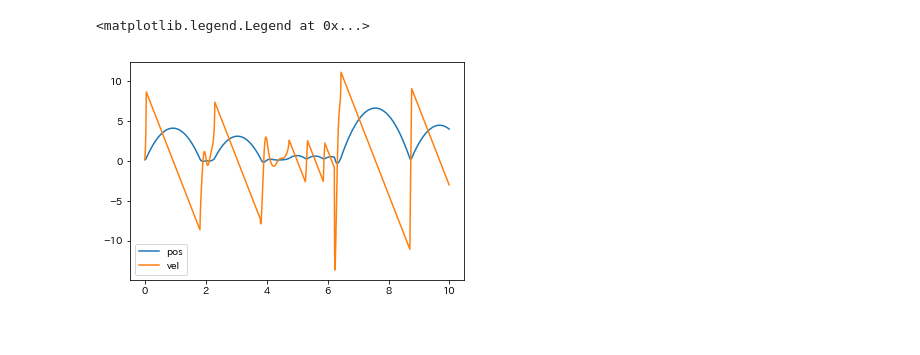
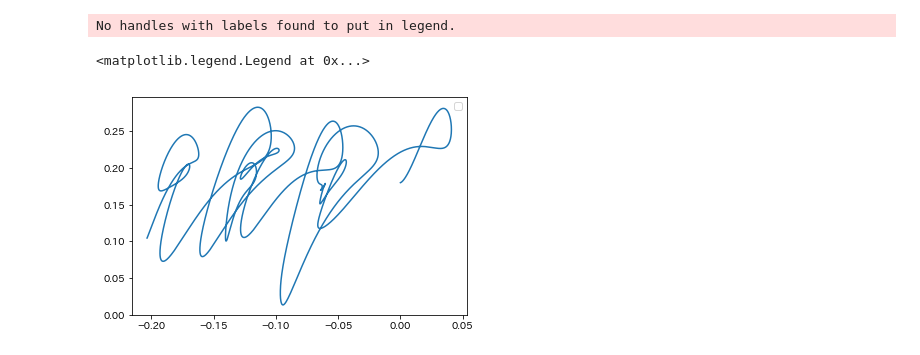
Before and after one commit to shiokoala/soturon, a Jupyter notebook: ship.ipynb, the cells around one changed output. Saved outputs shown, nothing was run; the diff lists cells and outputs as text; code cells hidden in the pictures.

```diff
--- a/ship.ipynb
+++ b/ship.ipynb
@@ -157,30 +176,44 @@ pp.update(en_thr=False)
 # %%
-ww = Water(10,random_wave=True)
-pp = Particle(0,0.15)
-dt = 0.01
+
+ww=Water(5,random_wave=True)
+pp = Particle(0,0.18)
+dt = 0.001
 t=0
 dl = []
 xl = []
 zl = []
 zvl= []
 zal =[]
+eng = []
 
-for i in range(1000):
+
+for i in range(10000):
     pp.update(en_thr=False)
     dl.append(pp.draught)
     xl.append(pp.posx)
     zl.append(pp.posz)
     zvl.append(pp.velz)
     zal.append(pp.accz)
+    eng.append(pp.mass*pp.velz**2)
     t+=dt
 # %%
 fig, ax = plt.subplots()
-tdata = np.arange(0,1000*dt,dt)
+tdata = np.arange(0,10000*dt,dt)
 # ax.set_ylim(-0.5,0.5)
-ax.plot(tdata,zl,label="pos")
-ax.plot(tdata,zvl,label="vel")
+# ax.plot(tdata,zl,label="pos")
+# ax.plot(tdata,xl,label="pos")
+# ax.plot(tdata,zvl,label="vel")
 # ax.plot(tdata,zal,label="acc")
+# ax.plot(tdata,dl,label="draught")
+
+# ax.plot(tdata,eng,label="energy")
+# ax.plot(tdata,pp.pdl,'--',lw=0.1,label="pressure")
+# ax.plot(tdata,pp.azl,label="az")
+
+ax.plot(xl,zl)
+
 ax.legend()
 # %% [output]
-<matplotlib.legend.Legend at 0x...>
+No handles with labels found to put in legend.
+<matplotlib.legend.Legend at 0x...>
-[figure, old version]
+[figure, new version]
```
Also changed, not shown: parts of 4 cells of this notebook, 3 other files.
